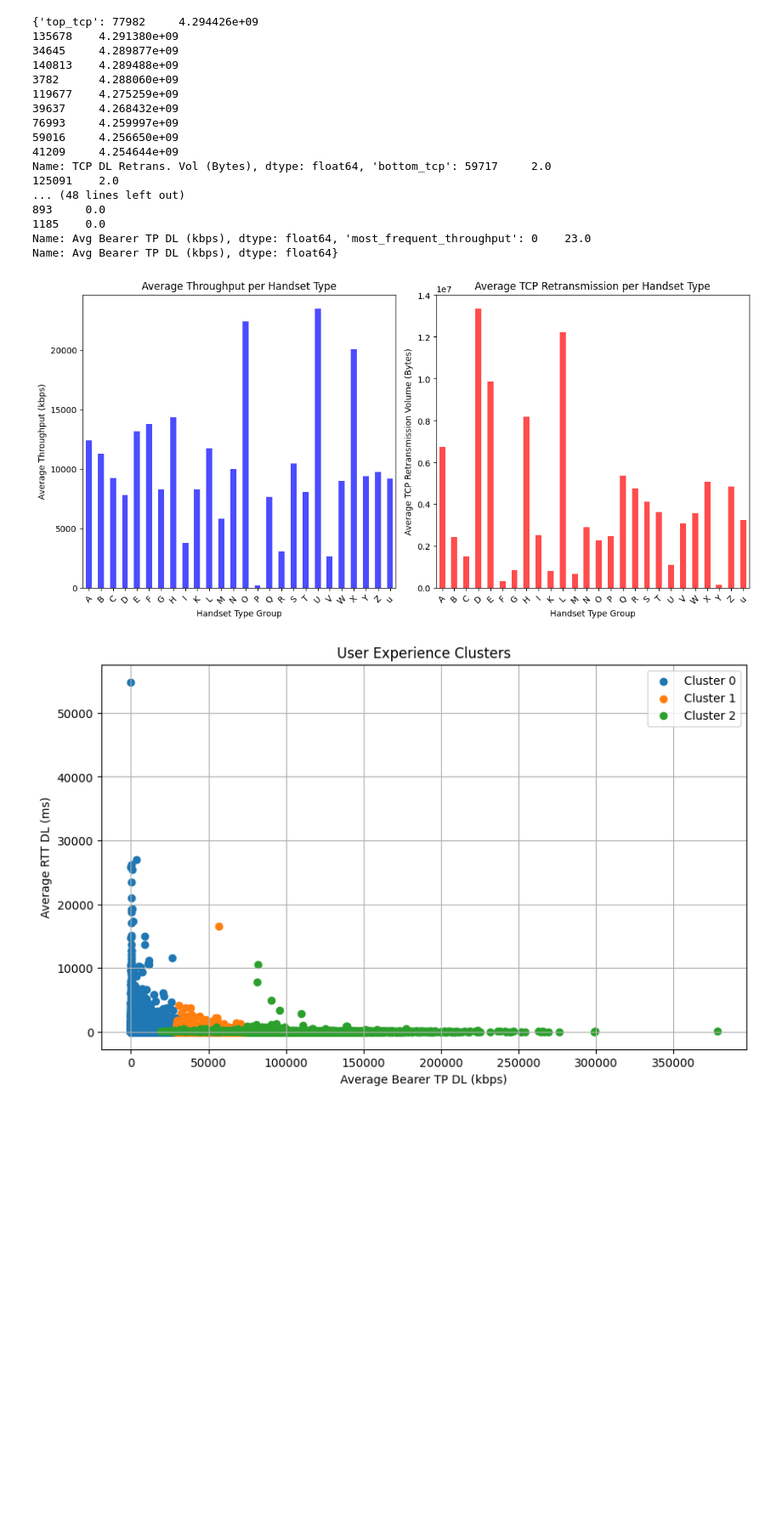
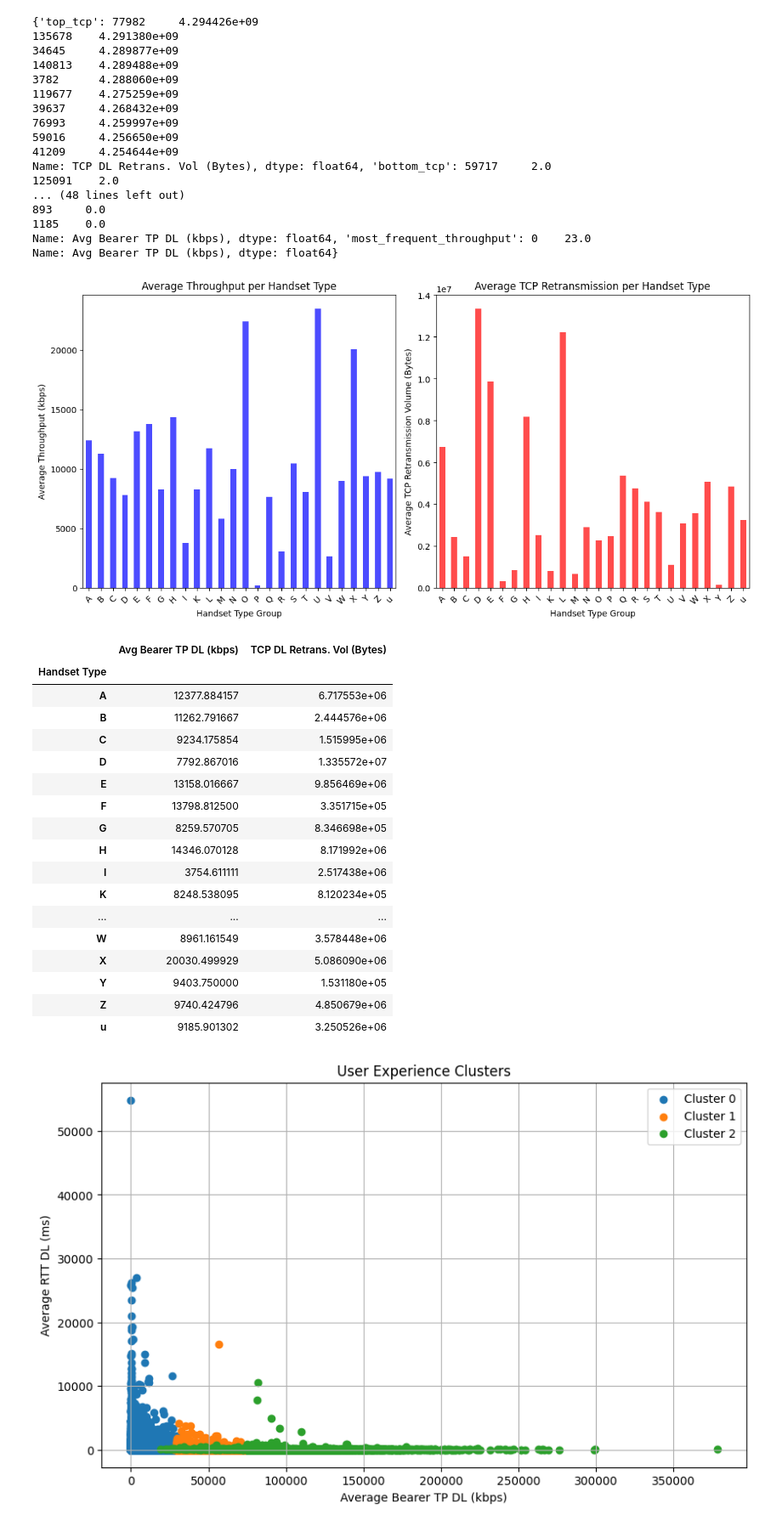
Before and after one commit to Yaadee/profitability_data_analysis, a Jupyter notebook: notebooks/EDA analysis.ipynb, the cells around one changed output. Shown at 85% size. Drawn from its saved outputs; the diff is of its cells as text; code cells hidden in the pictures; blank space fills up the shorter version.

```diff
--- a/notebooks/EDA analysis.ipynb
+++ b/notebooks/EDA analysis.ipynb
@@ -1141,33 +1141,52 @@ import matplotlib.pyplot as plt
 # Group the data by handset type and calculate the average throughput and TCP retransmission
 per_handset_statistics = user_data1.groupby('Handset Type').agg({
     'Avg Bearer TP DL (kbps)': 'mean',  # Average throughput
     'TCP DL Retrans. Vol (Bytes)': 'mean'  # Average TCP retransmission
 })
 grouped_handset_statistics = per_handset_statistics.groupby(lambda x: x[:1]).mean()
 
 # Plotting the distributions
 plt.figure(figsize=(12, 6))
 
 # Plot for average throughput per handset type
 plt.subplot(1, 2, 1)
 grouped_handset_statistics['Avg Bearer TP DL (kbps)'].plot(kind='bar', color='blue', alpha=0.7)
 plt.title('Average Throughput per Handset Type')
 plt.xlabel('Handset Type Group')
 plt.ylabel('Average Throughput (kbps)')
 plt.xticks(rotation=45)  # Rotate x-axis labels for better readability
 
 # Plot for average TCP retransmission per handset type
 plt.subplot(1, 2, 2)
 grouped_handset_statistics['TCP DL Retrans. Vol (Bytes)'].plot(kind='bar', color='red', alpha=0.7)
 plt.title('Average TCP Retransmission per Handset Type')
 plt.xlabel('Handset Type Group')
 plt.ylabel('Average TCP Retransmission Volume (Bytes)')
 plt.xticks(rotation=45)  # Rotate x-axis labels for better readability
 
 plt.tight_layout()
 plt.show()
+grouped_handset_statistics
 # %% [output]
 [figure]
+|  | Avg Bearer TP DL (kbps) | TCP DL Retrans. Vol (Bytes) |
+| Handset Type |  |  |
+| A | 12377.884157 | 6.717553e+06 |
+| B | 11262.791667 | 2.444576e+06 |
+| C | 9234.175854 | 1.515995e+06 |
+| D | 7792.867016 | 1.335572e+07 |
+| E | 13158.016667 | 9.856469e+06 |
+| F | 13798.812500 | 3.351715e+05 |
+| G | 8259.570705 | 8.346698e+05 |
+| H | 14346.070128 | 8.171992e+06 |
+| I | 3754.611111 | 2.517438e+06 |
+| K | 8248.538095 | 8.120234e+05 |
+| ... | ... | ... |
+| W | 8961.161549 | 3.578448e+06 |
+| X | 20030.499929 | 5.086090e+06 |
+| Y | 9403.750000 | 1.531180e+05 |
+| Z | 9740.424796 | 4.850679e+06 |
+| u | 9185.901302 | 3.250526e+06 |
 # %%
 #  Perform k-means clustering
 # %%
```
Also changed, not shown: 3 other files.
